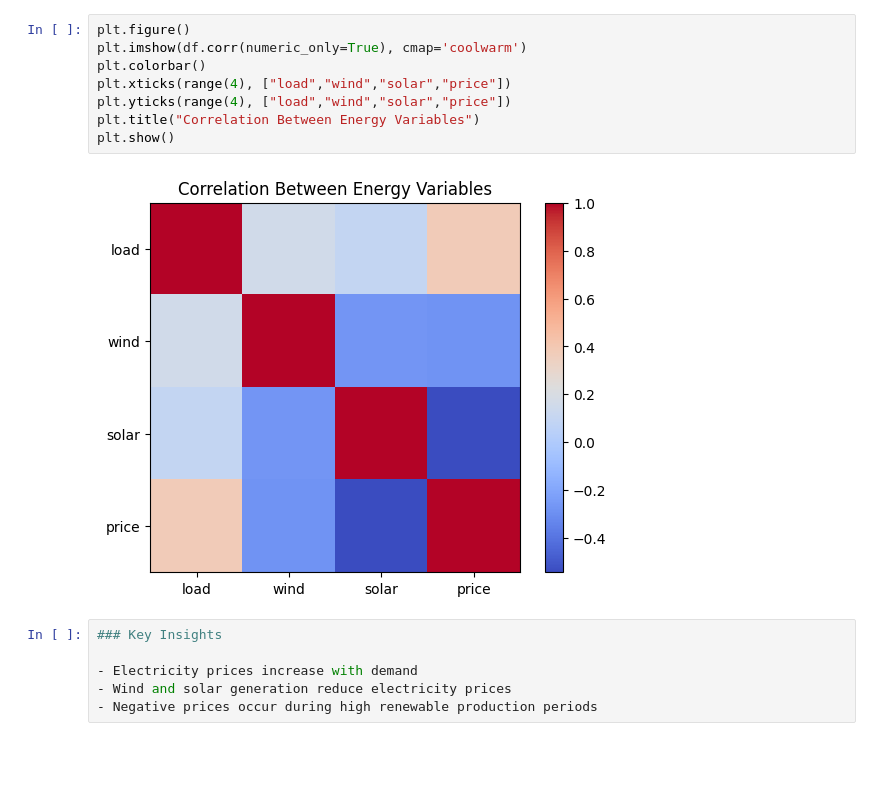
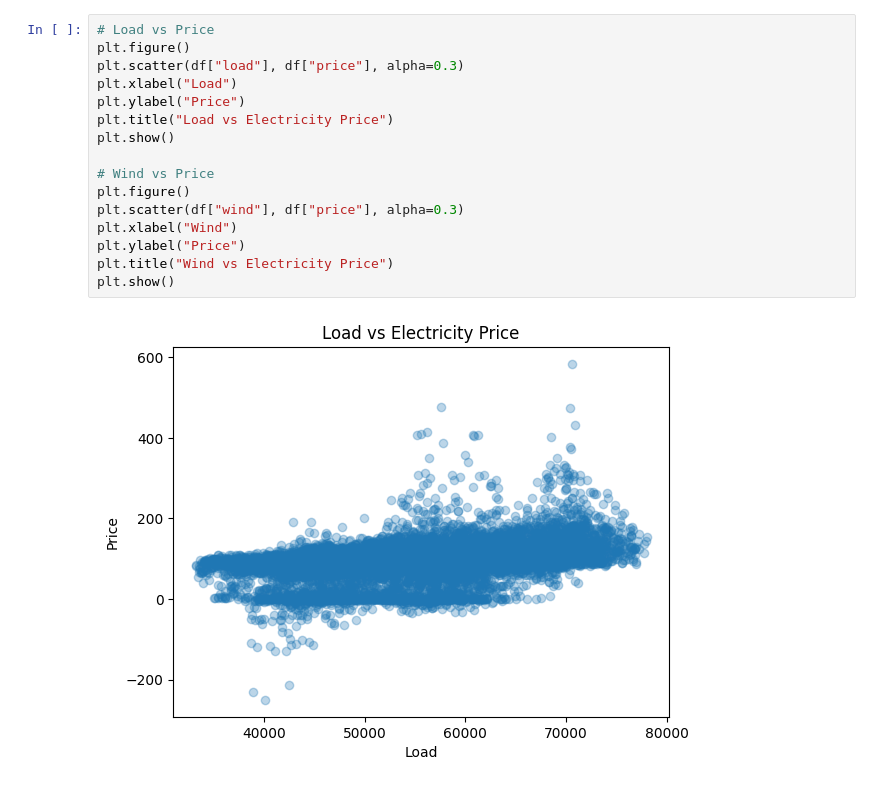
Before and after one commit to Parthrajsinh-Dabhi/German-Energy-Forecast, a Jupyter notebook: Notebooks/analysis.ipynb, the cells around one changed output. Drawn from its saved outputs; the diff is of its cells as text; blank space fills up the shorter version.

```diff
--- a/Notebooks/analysis.ipynb
+++ b/Notebooks/analysis.ipynb
@@ -72,16 +52,18 @@ plt.show()
-# %%
-plt.figure()
-plt.imshow(df.corr(numeric_only=True), cmap='coolwarm')
-plt.colorbar()
-plt.xticks(range(4), ["load","wind","solar","price"])
-plt.yticks(range(4), ["load","wind","solar","price"])
-plt.title("Correlation Between Energy Variables")
-plt.show()
-# %% [output]
-[figure, removed]
 # %%
-### Key Insights
+# Load vs Price
+plt.figure()
+plt.scatter(df["load"], df["price"], alpha=0.3)
+plt.xlabel("Load")
+plt.ylabel("Price")
+plt.title("Load vs Electricity Price")
+plt.show()
 
-- Electricity prices increase with demand
-- Wind and solar generation reduce electricity prices
-- Negative prices occur during high renewable production periods
+# Wind vs Price
+plt.figure()
+plt.scatter(df["wind"], df["price"], alpha=0.3)
+plt.xlabel("Wind")
+plt.ylabel("Price")
+plt.title("Wind vs Electricity Price")
+plt.show()
+# %% [output]
+[figure, added]
```
Also changed, not shown: parts of 21 cells of this notebook, 7 other files.
